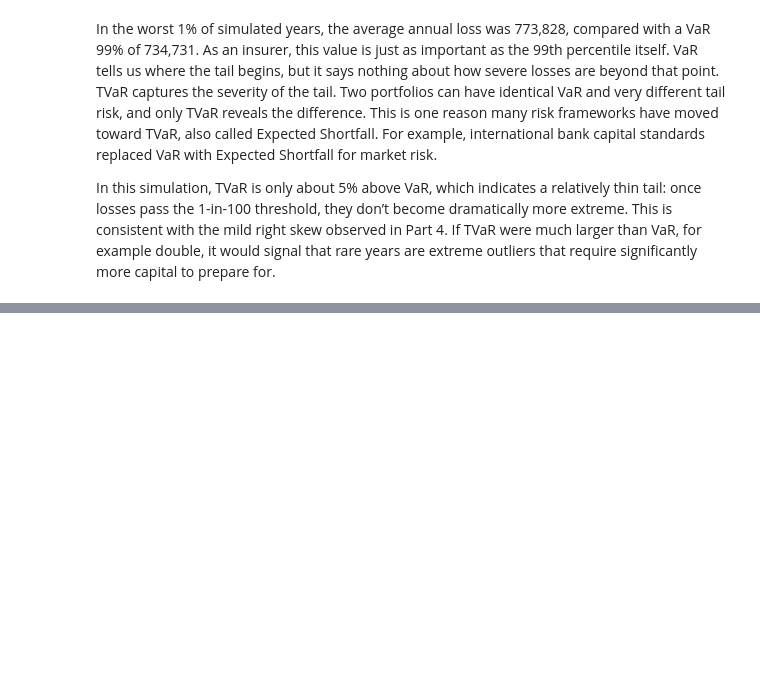
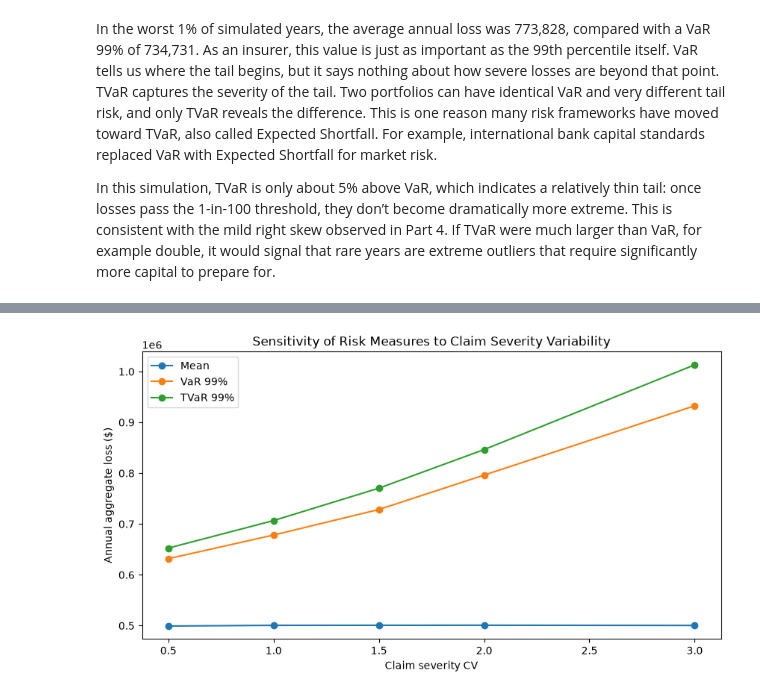
Before and after one commit to spencer-cannon/monte-carlo-aggregate-loss, a Jupyter notebook: Monte Carlo-3.ipynb, the cells around one changed output, grey strips where cells are left out. Cells and saved outputs as stored; diff of their text form; code cells hidden in the pictures; blank space fills up the shorter version.

Commit message:
Add files via upload
Finished simulation

```diff
--- a/Monte Carlo-3.ipynb
+++ b/Monte Carlo-3.ipynb
@@ -149,0 +194,30 @@ Simulated std:    $90,148.68  (0.01% difference)
+# %%
+#Here we want to create a function that makes the simulation reproducable with different values. We use similar techniques as when I ran the si,ulation, but allow for changed inputs.
+def simulate_losses(lam, policies, mean_severity, cv, years, rng):
+    shape = 1 / cv**2
+    scale = mean_severity / shape
+
+    losses = []
+    for i in range(years):
+        n_claims = rng.poisson(lam * policies)
+        claim_amounts = rng.gamma(shape, scale, size=n_claims)
+        losses.append(claim_amounts.sum())
+
+    return np.array(losses)
+
+#Next we feed the different values that we want to see into the function
+cv_values = [0.5, 1.0, 1.5, 2.0, 3.0]
+results = []
+
+#loop through each cv value, and store results in a data frame,
+for cv in cv_values:
+    losses = simulate_losses(lam, policies, mean_severity, cv, years, rng)
+    var_99_cv = np.percentile(losses, 99)
+    tvar_99_cv = losses[losses >= var_99_cv].mean()
+    results.append({'CV': cv,
+                    'Mean': losses.mean(),
+                    'VaR 99%': var_99_cv,
+                    'TVaR 99%': tvar_99_cv})
+
+sensitivity = pd.DataFrame(results)
+sensitivity
@@ -149,0 +231,16 @@ Simulated std:    $90,148.68  (0.01% difference)
+# %%
+#Take our data and plot it
+plt.figure(figsize=(10, 5))
+plt.plot(sensitivity['CV'], sensitivity['Mean'], marker='o', label='Mean')
+plt.plot(sensitivity['CV'], sensitivity['VaR 99%'], marker='o', label='VaR 99%')
+plt.plot(sensitivity['CV'], sensitivity['TVaR 99%'], marker='o', label='TVaR 99%')
+
+plt.xlabel('Claim severity CV')
+plt.ylabel('Annual aggregate loss ($)')
+plt.title('Sensitivity of Risk Measures to Claim Severity Variability')
+plt.legend()
+
+plt.savefig('cv_sensitivity.png', dpi=150, bbox_inches='tight')
+plt.show()
+# %% [output]
+[figure, added]
```
Also changed, not shown: parts of 9 cells of this notebook.
